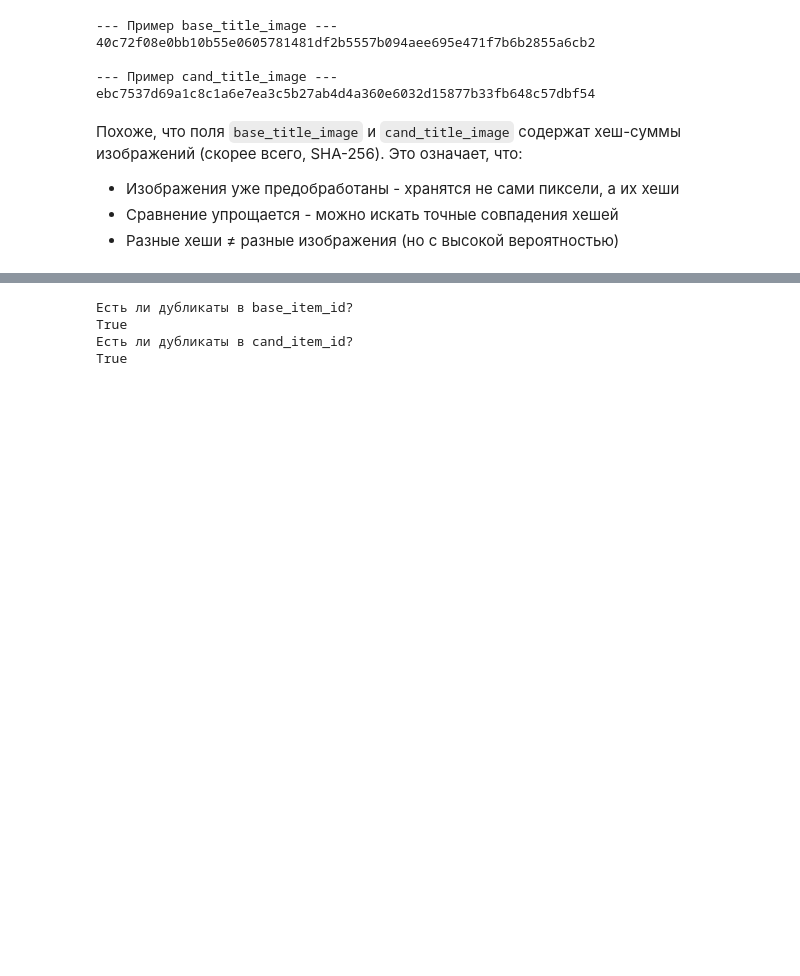
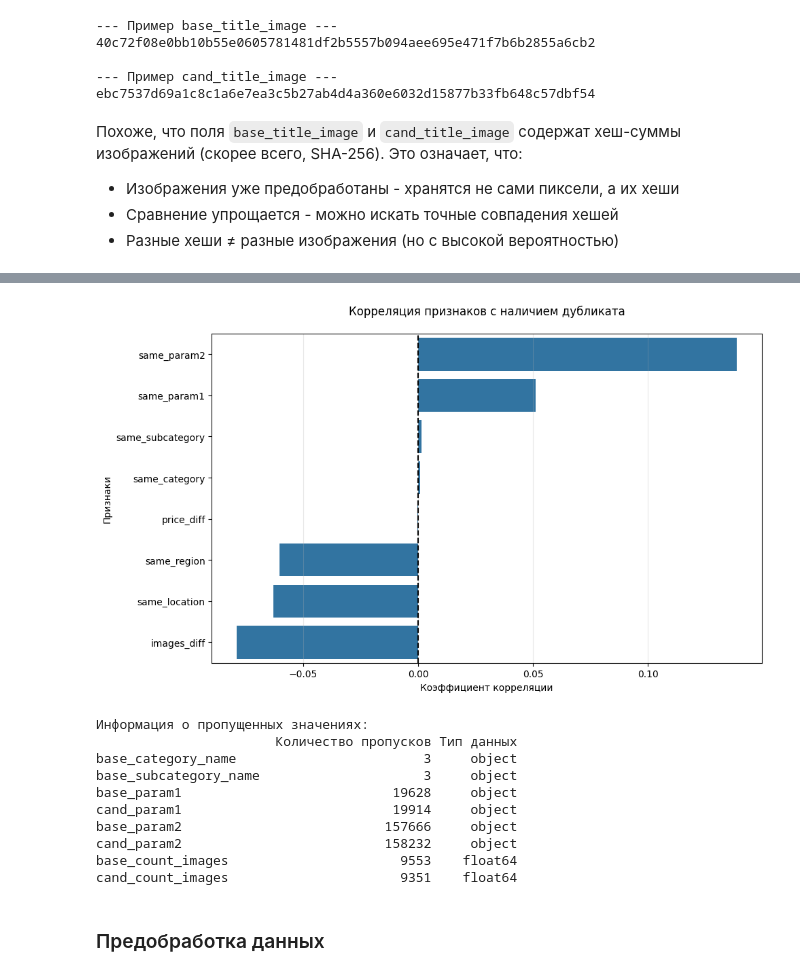
Before and after one commit to DzhamiliaFatkullina/AvitoDuplicateSearch, a Jupyter notebook: notebooks/dianka_razbiraetcya.ipynb, the cells around one changed output, grey strips where cells are left out. Cells and saved outputs as stored; diff of their text form; code cells hidden in the pictures; blank space fills up the shorter version.

```diff
--- a/notebooks/dianka_razbiraetcya.ipynb
+++ b/notebooks/dianka_razbiraetcya.ipynb
@@ -2,7 +2,7 @@
 import pandas as pd
 import json
 # %%
-df = pd.read_parquet("../data/train_part_0001.snappy.parquet", engine="pyarrow")
+df = pd.read_parquet("../data/raw/train_part_0001.snappy.parquet", engine="pyarrow")
 # %%
 print(f"Размер: {df.shape}\n")
 
@@ -183,11 +273,55 @@ Name: count, dtype: int64
+# %%
+import pandas as pd
+import matplotlib.pyplot as plt
+import seaborn as sns
+
+# Создаем матрицу признаков
+features = pd.DataFrame({
+    'price_diff': abs(df['base_price'] - df['cand_price']),
+    'images_diff': abs(df['base_count_images'] - df['cand_count_images']),
+    'same_category': (df['base_category_name'] == df['cand_category_name']).astype(int),
+    'same_subcategory': (df['base_subcategory_name'] == df['cand_subcategory_name']).astype(int),
+    'same_param1': (df['base_param1'] == df['cand_param1']).astype(int),
+    'same_param2': (df['base_param2'] == df['cand_param2']).astype(int),
+    'same_location': df['is_same_location'].astype(int),
+    'same_region': df['is_same_region'].astype(int),
+    'is_double': df['is_double']  # добавляем целевую переменную
+})
+
+# Вычисляем корреляции
+corr_matrix = features.corr()['is_double'].drop('is_double').sort_values(ascending=False)
+
+# Визуализация
+plt.figure(figsize=(10, 6))
+sns.barplot(x=corr_matrix.values, y=corr_matrix.index)
+plt.title('Корреляция признаков с наличием дубликата', pad=20)
+plt.xlabel('Коэффициент корреляции')
+plt.ylabel('Признаки')
+plt.axvline(0, color='black', linestyle='--')
+plt.grid(axis='x', alpha=0.3)
+plt.tight_layout()
+plt.show()
+# %% [output]
+[figure, added]
 # %%
-print("Есть ли дубликаты в base_item_id?")
-print(df['base_item_id'].duplicated().any())
+missing_values = df.isnull().sum()
+missing_info = pd.DataFrame({
+    'Количество пропусков': missing_values[missing_values > 0],
+    'Тип данных': [df[col].dtype for col in missing_values[missing_values > 0].index]
+})
 
-print("Есть ли дубликаты в cand_item_id?")
-print(df['cand_item_id'].duplicated().any())
+print("\nИнформация о пропущенных значениях:")
+print(missing_info)
 # %% [output]
-Есть ли дубликаты в base_item_id?
-True
-Есть ли дубликаты в cand_item_id?
-True
+Информация о пропущенных значениях:
+                       Количество пропусков Тип данных
+base_category_name                        3     object
+base_subcategory_name                     3     object
+base_param1                           19628     object
+cand_param1                           19914     object
+base_param2                          157666     object
+cand_param2                          158232     object
+base_count_images                      9553    float64
+cand_count_images                      9351    float64
+# %% [markdown]
+### Предобработка данных
```
Also changed, not shown: parts of 9 cells of this notebook, 1 other file.
